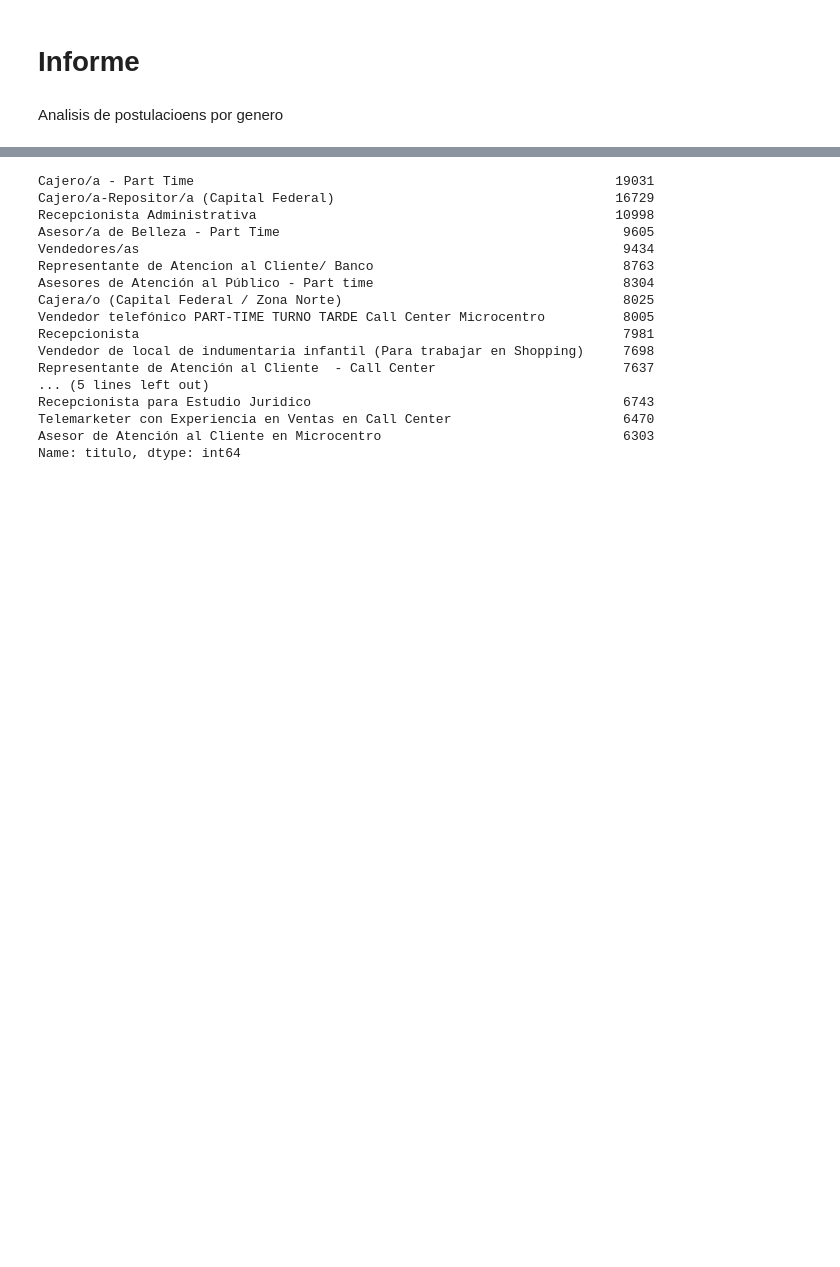
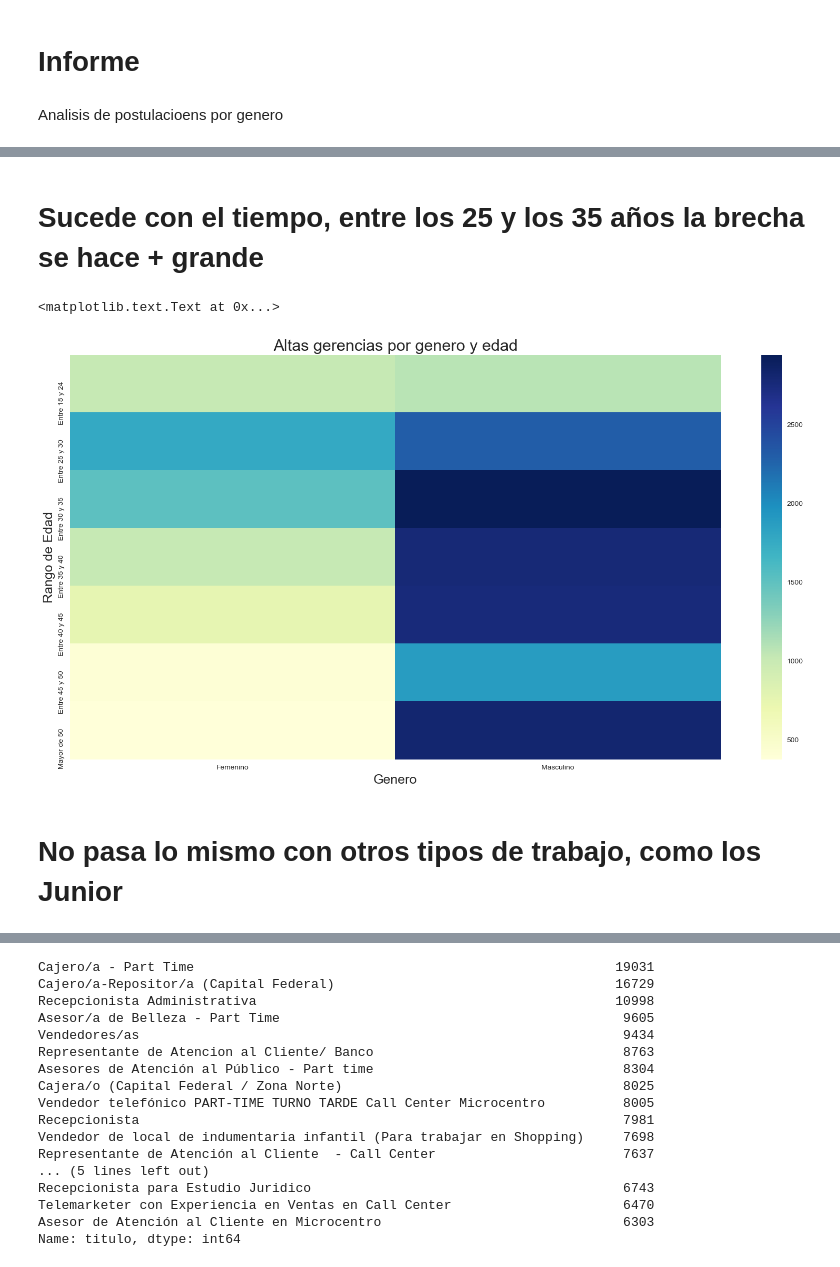
Before and after one commit to pachamama-labs/navent_visualization, a Jupyter notebook: src/Informe.ipynb, the cells around one changed output, grey strips where cells are left out. Saved outputs shown, nothing was run; the diff lists cells and outputs as text; code cells hidden in the pictures; blank space fills up the shorter version.

```diff
--- a/src/Informe.ipynb
+++ b/src/Informe.ipynb
@@ -73,0 +91,14 @@ postulaciones.head(2)
+# %% [markdown]
+# Sucede con el tiempo, entre los 25 y los 35 años la brecha se hace + grande
+# %%
+heatmap_gerencia = postulaciones_gerencia.pivot_table(index='rango_edad_postulante', columns='genero_postulante', values='id_postulante', aggfunc='count')
+
+g = sns.heatmap(heatmap_gerencia,  cmap="YlGnBu")
+g.set_title("Altas gerencias por genero y edad", fontsize=22)
+g.set_xlabel("Genero",fontsize=18)
+g.set_ylabel("Rango de Edad", fontsize=18)
+# %% [output]
+<matplotlib.text.Text at 0x...>
+[figure, added]
+# %% [markdown]
+# No pasa lo mismo con otros tipos de trabajo, como los Junior
```
Also changed, not shown: parts of 26 cells of this notebook.
